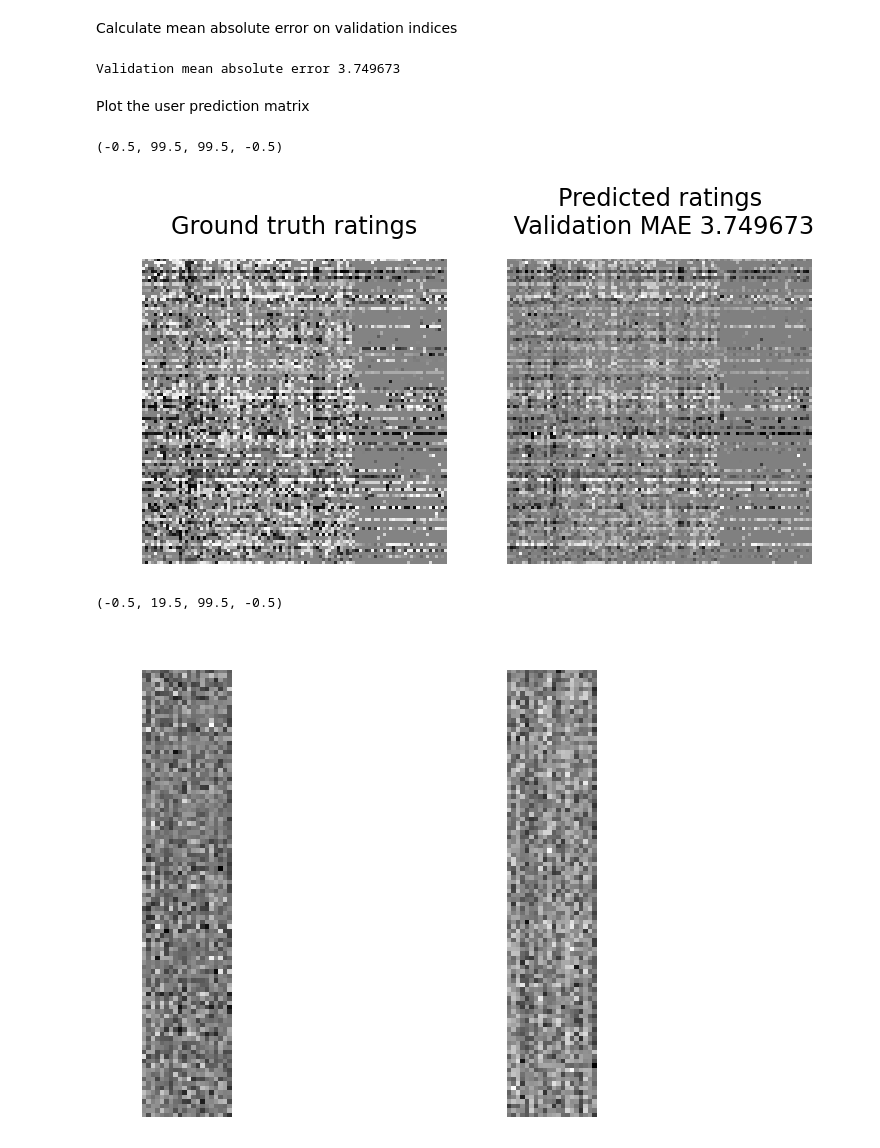
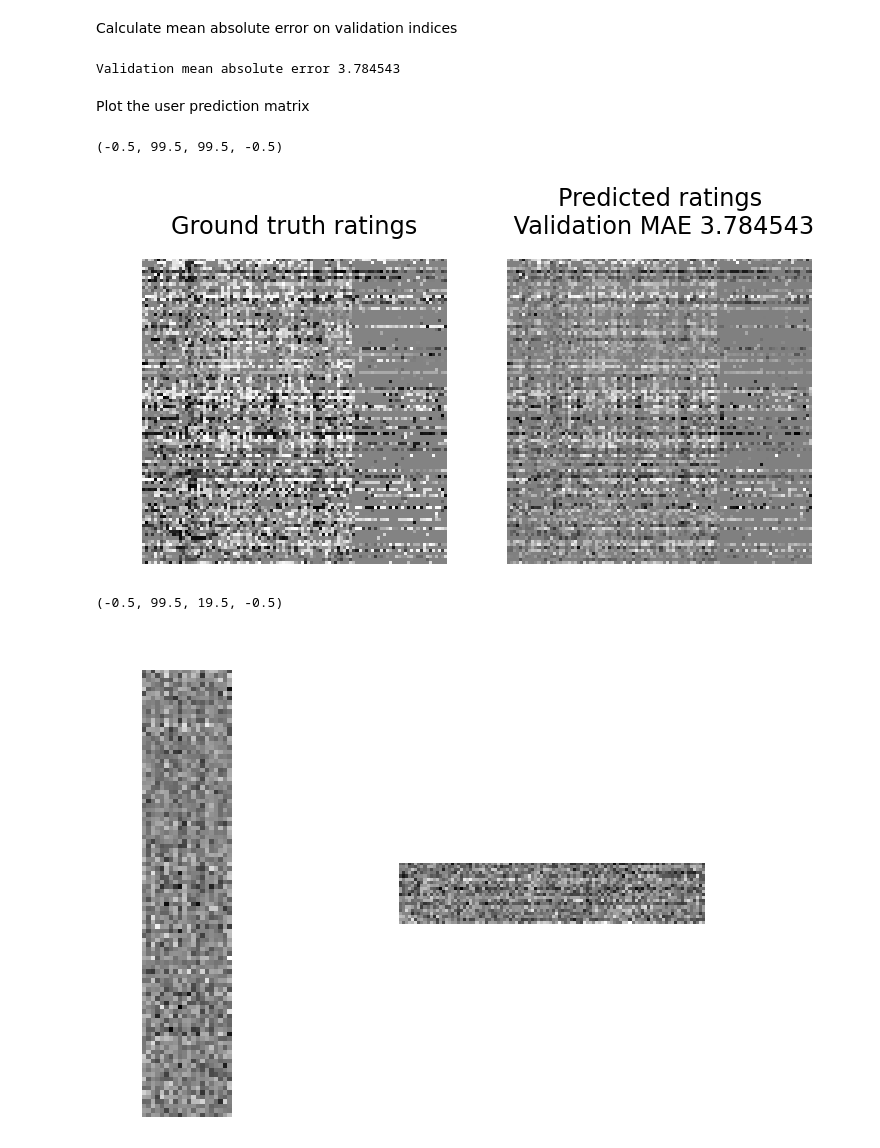
Before and after one commit to kastnerkyle/PyCon2015, a Jupyter notebook: ex1_recommendations.ipynb, the cells around one changed output. Saved outputs shown, nothing was run; the diff lists cells and outputs as text; code cells hidden in the pictures.

```diff
--- a/ex1_recommendations.ipynb
+++ b/ex1_recommendations.ipynb
@@ -110,9 +110,9 @@ Probabilistic Matrix Factorization, R. Salakhutdinov and A. Mnih,
 Advances in Neural Information Processing Systems 20, 2008
 http://papers.nips.cc/paper/3208-probabilistic-matrix-factorization.pdf
 # %%
-U, V, m = PMF(ratings, minibatch_size=10, learning_rate=0.001, momentum=0.95,
+W, H, m = PMF(ratings, minibatch_size=10, learning_rate=0.001, momentum=0.95,
               regularization=0.75, max_epoch=100, rank=20, status_percentage=0.2, random_state=2000)
-predicted_ratings = np.dot(U, V.T) + m
+predicted_ratings = np.dot(W, H.T) + m
 predicted_ratings = np.clip(predicted_ratings, -10, 10)
 # %% [output]
 Printing updates every 20 epochs
@@ -138,7 +138,7 @@ val_predict = predicted_ratings[validation_indices[:, 0],
 mae = np.mean(np.abs(val_truth - val_predict))
 print("Validation mean absolute error %f" % mae)
 # %% [output]
-Validation mean absolute error 3.749673
+Validation mean absolute error 3.784543
 # %% [markdown]
 Plot the user prediction matrix
 # %%
@@ -151,13 +151,13 @@ axarr[0].axis("off")
 axarr[1].axis("off")
 # %% [output]
 (-0.5, 99.5, 99.5, -0.5)
-[figure, old version]
+[figure, new version]
 # %%
 f, axarr = plt.subplots(1, 2)
-axarr[0].matshow(U, cmap="gray")
+axarr[0].matshow(W, cmap="gray")
 axarr[0].axis('off')
-axarr[1].matshow(V, cmap="gray")
+axarr[1].matshow(H.T, cmap="gray")
 axarr[1].axis('off')
 # %% [output]
-(-0.5, 19.5, 99.5, -0.5)
+(-0.5, 99.5, 19.5, -0.5)
-[figure, old version]
+[figure, new version]
```
Also changed, not shown: parts of 1 cell of this notebook, 1 other file.
